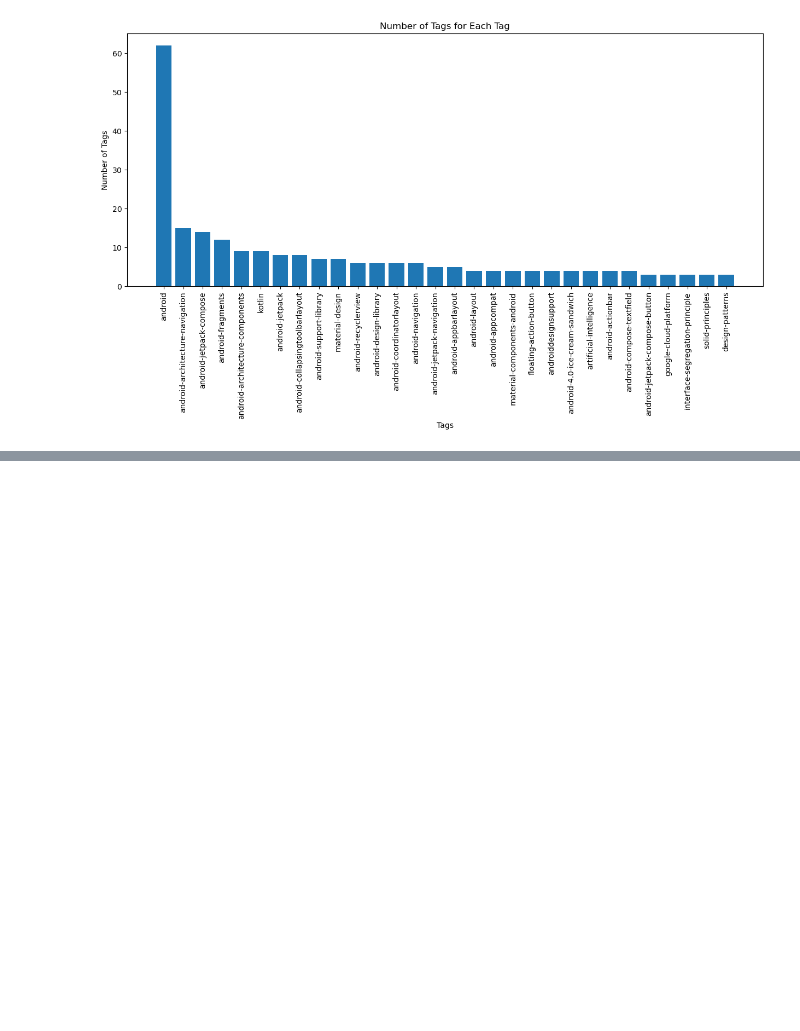
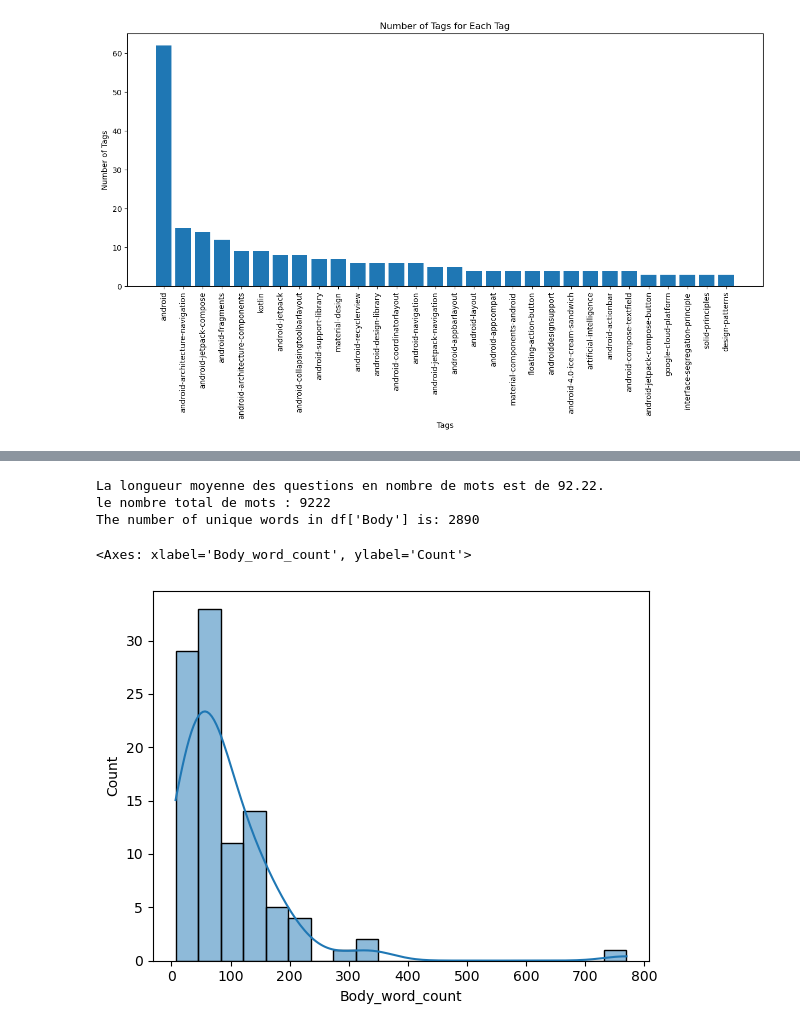
Before and after one commit to BahiaB/MLE_P5-Categorisez-automatiquement-des-questions, a Jupyter notebook: Exploration.ipynb, the cells around one changed output, grey strips where cells are left out. Saved outputs shown, nothing was run; the diff lists cells and outputs as text; code cells hidden in the pictures; blank space fills up the shorter version.

Commit message:
test_bag_of_words

```diff
--- a/Exploration.ipynb
+++ b/Exploration.ipynb
@@ -74,6 +74,7 @@ class TagsCleaner(BaseEstimator, TransformerMixin):
     '''
     def transform(self, X, y=None):
         return [BeautifulSoup(text, "html.parser").get_text() for text in X]'''
+
 class HtmlCleaner(BaseEstimator, TransformerMixin):
     def fit(self, X, y=None):
         return self
@@ -88,8 +89,8 @@ class HtmlCleaner(BaseEstimator, TransformerMixin):
         clean_text = re.sub(r'[^a-zA-Z\s]', '', clean_text)
         return clean_text
 
-    '''
-    def transform(self, X, y=None):
+
+    '''def transform(self, X, y=None):
         return [BeautifulSoup(text, "html.parser").get_text() for text in X]'''
 
 
@@ -307,3 +308,29 @@ display(df.head())
 | 2 | how handle back button start dest... | ive start work new navigation com... | android-architecture-components a... |
 | 3 | topappbar flash navigate compose ... | screen scaffold topappbar navigat... | android android-jetpack android-j... |
 | 4 | how create recycler view compose ... | special way create recyclerview c... | android android-recyclerview andr... |
+# %%
+
+def count_words(text):
+    return len(text.split())
+
+# Appliquer la fonction à la colonne 'Body' du jeu de données
+df['Body_word_count'] = df['Body'].apply(count_words)
+
+# Calculer la longueur moyenne des questions en nombre de mots
+mean_word_count = df['Body_word_count'].mean()
+
+# Nombre de mots et nombre de mots unique dans body
+unique_words_count = len(set(' '.join(df['Body']).split()))
+total_word_count = df['Body_word_count'].sum()
+
+print(f"La longueur moyenne des questions en nombre de mots est de {mean_word_count:.2f}.")
+print("le nombre total de mots :",total_word_count)
+print("The number of unique words in df['Body'] is:", unique_words_count)
+
+sns.histplot(df['Body_word_count'], kde=True, bins=20)
+# %% [output]
+La longueur moyenne des questions en nombre de mots est de 92.22.
+le nombre total de mots : 9222
+The number of unique words in df['Body'] is: 2890
+<Axes: xlabel='Body_word_count', ylabel='Count'>
+[figure, added]
```
Also changed, not shown: parts of 3 cells of this notebook.
